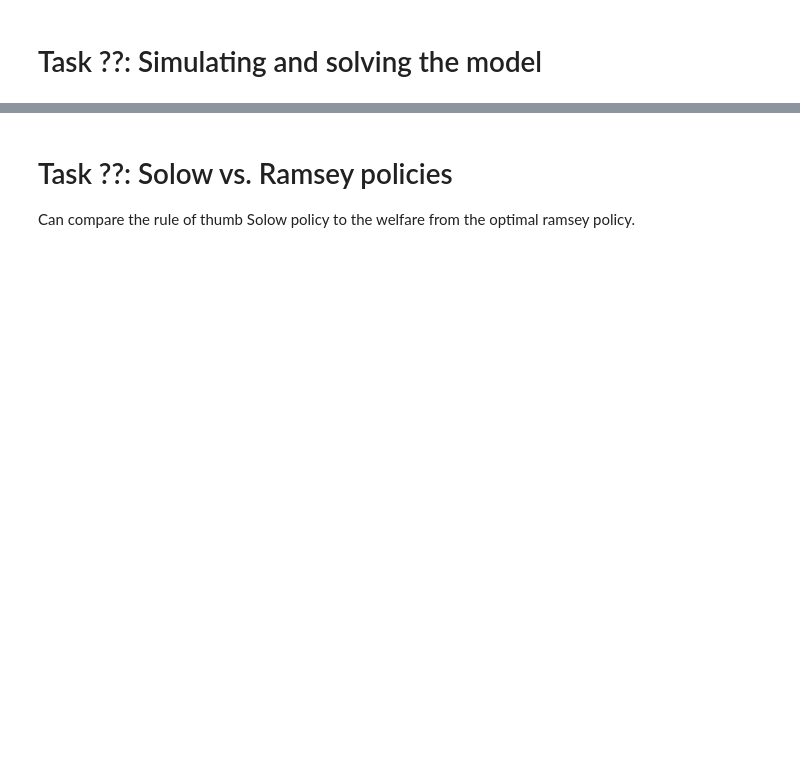
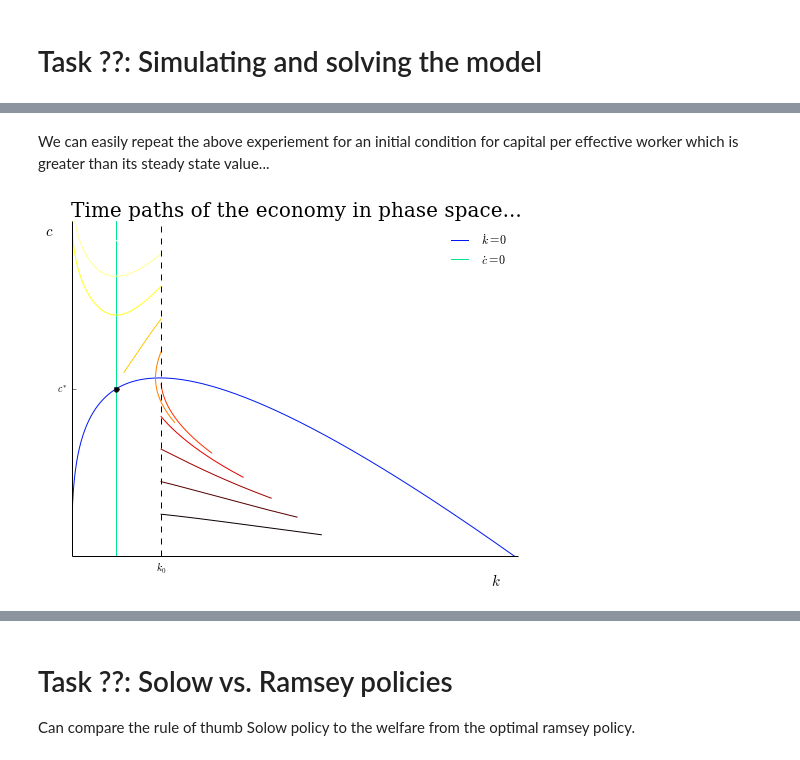
Before and after one commit to davidrpugh/numerical-methods, a Jupyter notebook: lab-2/lab-2.ipynb, the cells around one changed output, grey strips where cells are left out. Drawn from its saved outputs; the diff is of its cells as text; code cells hidden in the pictures; blank space fills up the shorter version.

```diff
--- a/lab-2/lab-2.ipynb
+++ b/lab-2/lab-2.ipynb
@@ -738,0 +810,37 @@ plt.show()
+# %% [markdown]
+We can easily repeat the above experiement for an initial condition for capital per effective worker which is greater than its steady state value...
+# %%
+plt.figure(figsize=(8,6))
+
+# plot the phase diagram
+model.plot_phase_diagram(gridmax=60, N=1000, arrows=False)
+
+# new initial condition for k
+k0 = 2 * model.steady_state.values['k_star']
+
+# set of initial conditions for c
+N = 10
+c_lower   = model.steady_state.values['c_star'] / 4
+c_upper   = 2 * model.steady_state.values['c_star']
+init_vals = np.linspace(c_lower, c_upper, N)
+
+# color scheme
+color_map = mpl.cm.hot(np.linspace(0, 1, N))
+
+for i, c0 in enumerate(init_vals):
+
+    # simulate the model
+    traj = model.integrate(t0=0, y0=[k0, c0], h=0.1, T=20, integrator='dopri5')
+
+    # plot the trajectory
+    model.plot_trajectory(traj, color=color_map[i])
+
+# demarcate the initial condition
+plt.axvline(k0, linestyle='dashed', color='k')
+plt.xticks([k0], ['$k_0$'])
+
+# change the plot title
+plt.title('Time paths of the economy in phase space...', fontsize=20, family='serif')
+plt.show()
+# %% [output]
+[figure, added]
```
Also changed, not shown: parts of 34 cells of this notebook.
